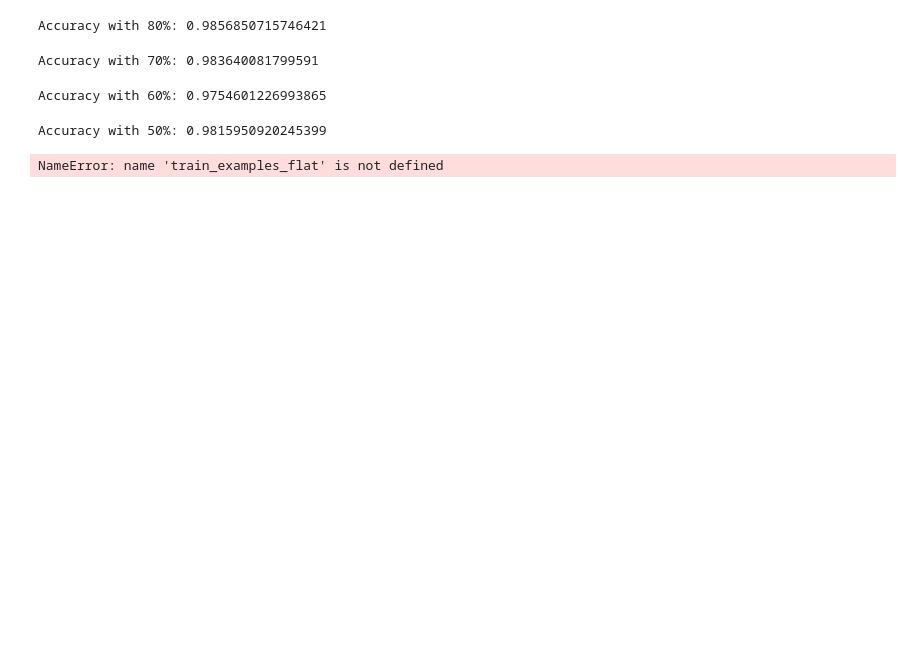
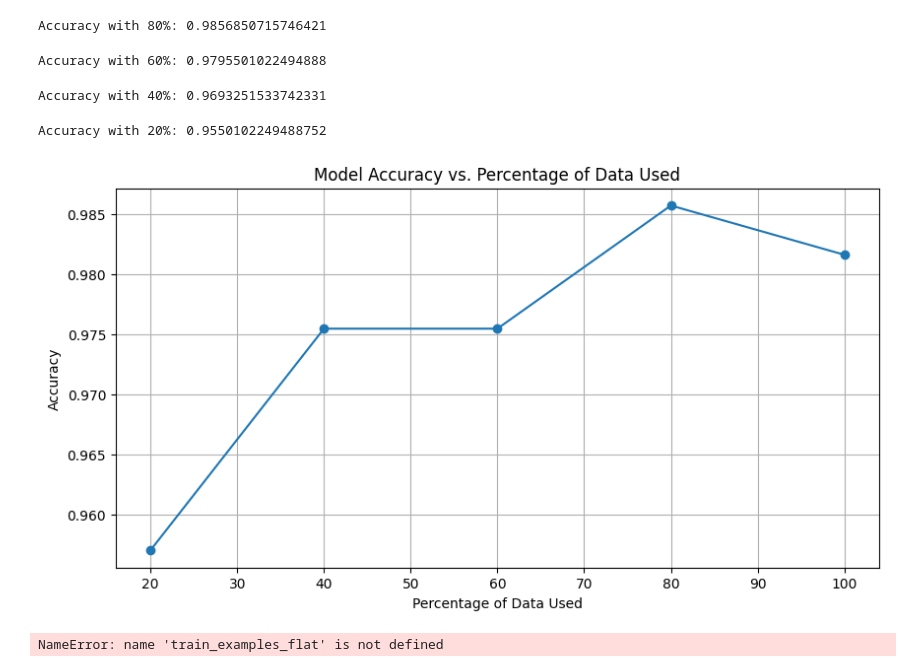
Before and after one commit to hardik1408/CS771, a Jupyter notebook: dataset2.ipynb, the cells around one changed output. Cells and saved outputs as stored; diff of their text form; code cells hidden in the pictures; blank space fills up the shorter version.

```diff
--- a/dataset2.ipynb
+++ b/dataset2.ipynb
@@ -77,29 +109,29 @@ Accuracy with 100%: 0.9815950920245399
 # %%
 
-clf_1 = RandomForestClassifier(n_estimators=100, random_state=0)
+clf_1 = RandomForestClassifier(n_estimators=200, random_state=0)
 clf_1.fit(train_examples_80, train_labels_80)
 y_pred = clf_1.predict(valid_examples_flat)
 print("Accuracy with 80%:", accuracy_score(valid_labels, y_pred))
 # %% [output]
 Accuracy with 80%: 0.9856850715746421
 # %%
-clf_2 = RandomForestClassifier(n_estimators=100, random_state=0)
-clf_2.fit(train_examples_70, train_labels_70)
+clf_2 = RandomForestClassifier(n_estimators=200, random_state=0)
+clf_2.fit(train_examples_60, train_labels_60)
 y_pred = clf_2.predict(valid_examples_flat)
-print("Accuracy with 70%:", accuracy_score(valid_labels, y_pred))
+print("Accuracy with 60%:", accuracy_score(valid_labels, y_pred))
 # %% [output]
-Accuracy with 70%: 0.983640081799591
+Accuracy with 60%: 0.9795501022494888
 # %%
-clf_3 = RandomForestClassifier(n_estimators=100,  random_state=0)
-clf_3.fit(train_examples_60, train_labels_60)
+clf_3 = RandomForestClassifier(n_estimators=200,  random_state=0)
+clf_3.fit(train_examples_40, train_labels_40)
 y_pred = clf_3.predict(valid_examples_flat)
-print("Accuracy with 60%:", accuracy_score(valid_labels, y_pred))
+print("Accuracy with 40%:", accuracy_score(valid_labels, y_pred))
 # %% [output]
-Accuracy with 60%: 0.9754601226993865
+Accuracy with 40%: 0.9693251533742331
 # %%
-clf_4 = RandomForestClassifier(n_estimators=100, random_state=0)
-clf_4.fit(train_examples_50, train_labels_50)
+clf_4 = RandomForestClassifier(n_estimators=200, random_state=0)
+clf_4.fit(train_examples_20, train_labels_20)
 y_pred = clf_4.predict(valid_examples_flat)
-print("Accuracy with 50%:", accuracy_score(valid_labels, y_pred))
+print("Accuracy with 20%:", accuracy_score(valid_labels, y_pred))
 # %% [output]
-Accuracy with 50%: 0.9815950920245399
+Accuracy with 20%: 0.9550102249488752
@@ -106,3 +142,28 @@ Accuracy with 50%: 0.9815950920245399
+# %%
+import matplotlib.pyplot as plt
+
+# Percentages of data used
+percentages = [100, 80, 60, 40, 20]
+
+# Accuracies corresponding to the percentages
+accuracies = [
+    accuracy_score(valid_labels, clf.predict(valid_examples_flat)),
+    accuracy_score(valid_labels, clf_1.predict(valid_examples_flat)),
+    accuracy_score(valid_labels, clf_2.predict(valid_examples_flat)),
+    accuracy_score(valid_labels, clf_3.predict(valid_examples_flat)),
+    accuracy_score(valid_labels, clf_4.predict(valid_examples_flat))
+]
+
+# Plotting the accuracies
+plt.figure(figsize=(10, 5))
+plt.plot(percentages, accuracies, marker='o')
+plt.title('Model Accuracy vs. Percentage of Data Used')
+plt.xlabel('Percentage of Data Used')
+plt.ylabel('Accuracy')
+plt.grid(True)
+plt.show()
+# %% [output]
+[figure, added]
 # %%
 import numpy as np
 import matplotlib.pyplot as plt
```
Also changed, not shown: parts of 12 cells of this notebook.
